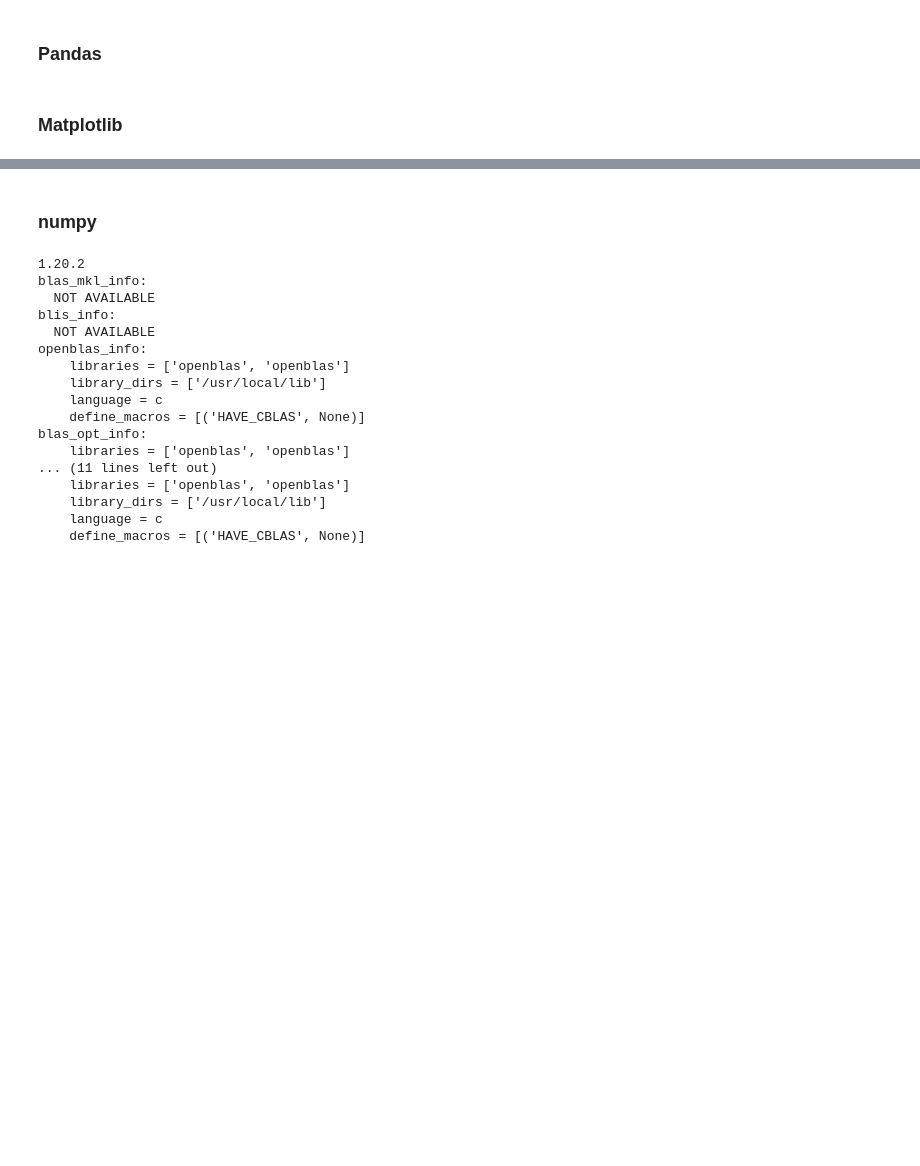
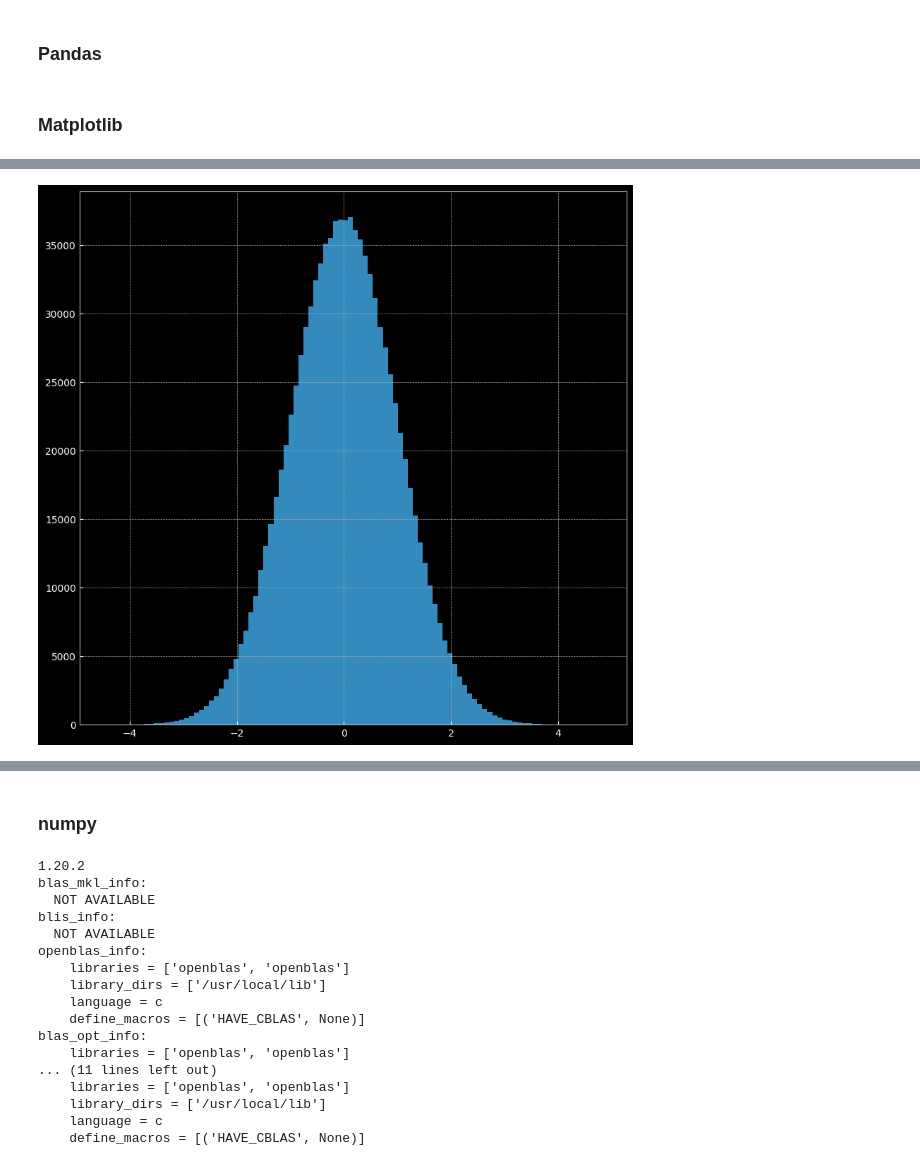
Before and after one commit to Qingfeng-Yao/Code-Repository, a Jupyter notebook: leetcodes/basics.ipynb, the cells around one changed output, grey strips where cells are left out. Saved outputs shown, nothing was run; the diff lists cells and outputs as text; code cells hidden in the pictures; blank space fills up the shorter version.

```diff
--- a/leetcodes/basics.ipynb
+++ b/leetcodes/basics.ipynb
@@ -1156,0 +1171,4 @@ pd.set_option('display.max_columns', 500)
+# %%
+plt.hist(torch.randn(10**6).numpy(), 100);
+# %% [output]
+[figure, added]
```
Also changed, not shown: parts of 21 cells of this notebook, 3 other files.
